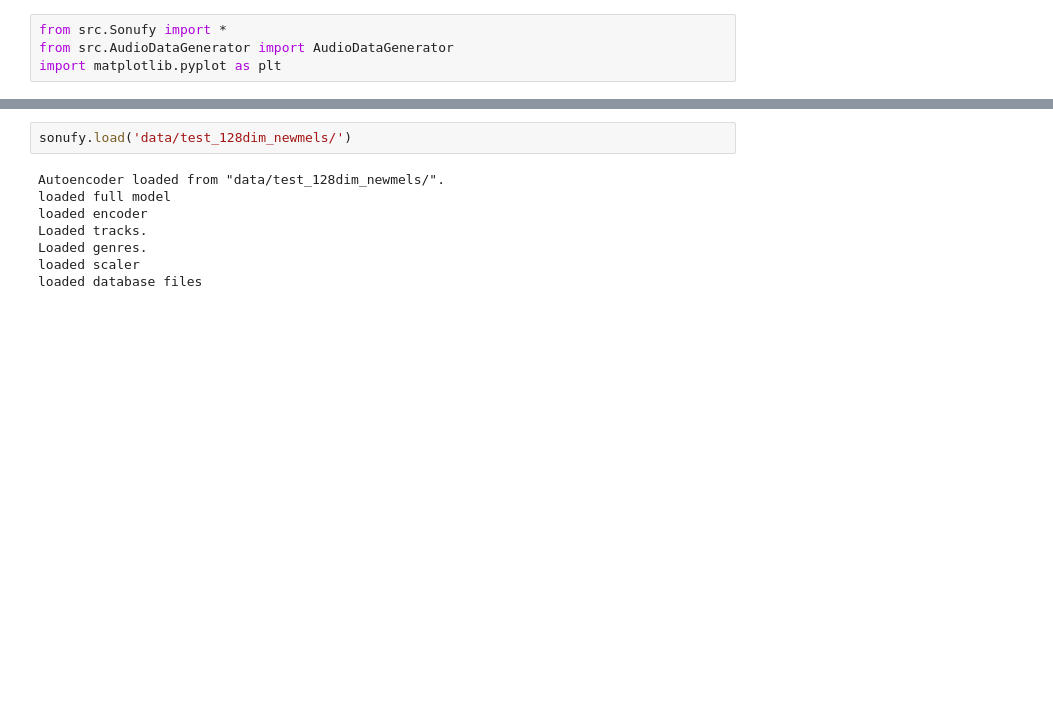
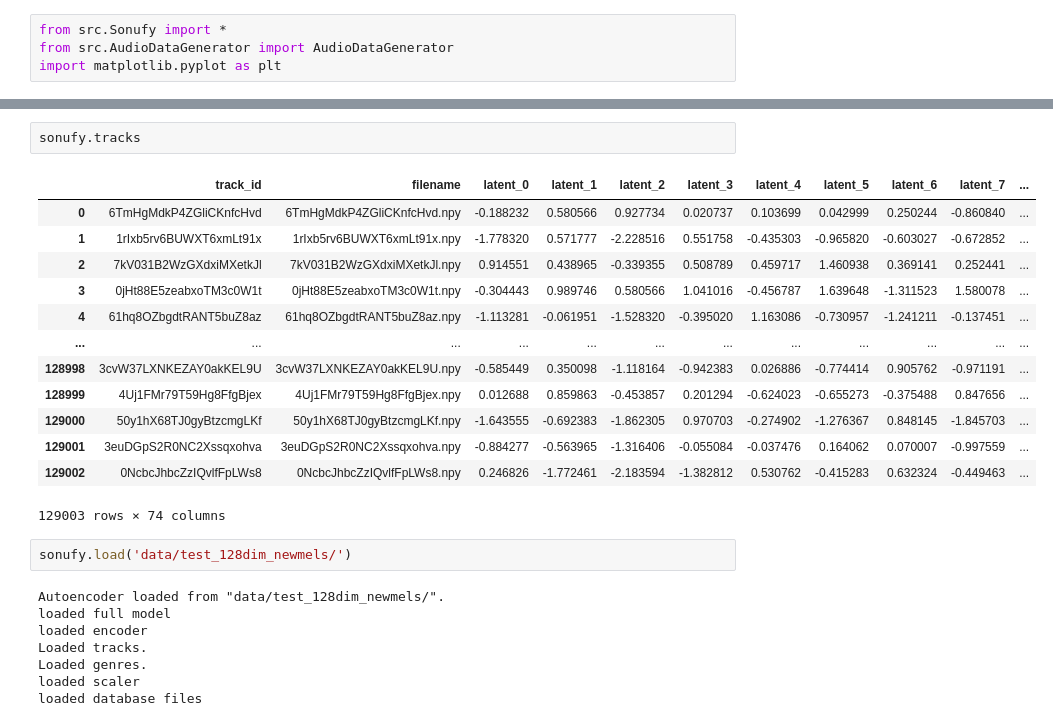
Before and after one commit to rollingstorms/song-similarity-app, a Jupyter notebook: model training.ipynb, the cells around one changed output, grey strips where cells are left out. Cells and saved outputs as stored; diff of their text form; blank space fills up the shorter version.

```diff
--- a/model training.ipynb
+++ b/model training.ipynb
@@ -82,3 +23,19 @@ Saved full model, encoder, and database files in data/test_128dim_newmels.
+# %%
+sonufy.tracks
+# %% [output]
+|  | track_id | filename | latent_0 | latent_1 | latent_2 | latent_3 | latent_4 | latent_5 | latent_6 | latent_7 | ... |
+| 0 | 6TmHgMdkP4ZGliCKnfcHvd | 6TmHgMdkP4ZGliCKnfcHvd.npy | -0.188232 | 0.580566 | 0.927734 | 0.020737 | 0.103699 | 0.042999 | 0.250244 | -0.860840 | ... |
+| 1 | 1rIxb5rv6BUWXT6xmLt91x | 1rIxb5rv6BUWXT6xmLt91x.npy | -1.778320 | 0.571777 | -2.228516 | 0.551758 | -0.435303 | -0.965820 | -0.603027 | -0.672852 | ... |
+| 2 | 7kV031B2WzGXdxiMXetkJl | 7kV031B2WzGXdxiMXetkJl.npy | 0.914551 | 0.438965 | -0.339355 | 0.508789 | 0.459717 | 1.460938 | 0.369141 | 0.252441 | ... |
+| 3 | 0jHt88E5zeabxoTM3c0W1t | 0jHt88E5zeabxoTM3c0W1t.npy | -0.304443 | 0.989746 | 0.580566 | 1.041016 | -0.456787 | 1.639648 | -1.311523 | 1.580078 | ... |
+| 4 | 61hq8OZbgdtRANT5buZ8az | 61hq8OZbgdtRANT5buZ8az.npy | -1.113281 | -0.061951 | -1.528320 | -0.395020 | 1.163086 | -0.730957 | -1.241211 | -0.137451 | ... |
+| ... | ... | ... | ... | ... | ... | ... | ... | ... | ... | ... | ... |
+| 128998 | 3cvW37LXNKEZAY0akKEL9U | 3cvW37LXNKEZAY0akKEL9U.npy | -0.585449 | 0.350098 | -1.118164 | -0.942383 | 0.026886 | -0.774414 | 0.905762 | -0.971191 | ... |
+| 128999 | 4Uj1FMr79T59Hg8FfgBjex | 4Uj1FMr79T59Hg8FfgBjex.npy | 0.012688 | 0.859863 | -0.453857 | 0.201294 | -0.624023 | -0.655273 | -0.375488 | 0.847656 | ... |
+| 129000 | 50y1hX68TJ0gyBtzcmgLKf | 50y1hX68TJ0gyBtzcmgLKf.npy | -1.643555 | -0.692383 | -1.862305 | 0.970703 | -0.274902 | -1.276367 | 0.848145 | -1.845703 | ... |
+| 129001 | 3euDGpS2R0NC2Xssqxohva | 3euDGpS2R0NC2Xssqxohva.npy | -0.884277 | -0.563965 | -1.316406 | -0.055084 | -0.037476 | 0.164062 | 0.070007 | -0.997559 | ... |
+| 129002 | 0NcbcJhbcZzIQvlfFpLWs8 | 0NcbcJhbcZzIQvlfFpLWs8.npy | 0.246826 | -1.772461 | -2.183594 | -1.382812 | 0.530762 | -0.415283 | 0.632324 | -0.449463 | ... |
+129003 rows × 74 columns
 # %%
 sonufy.load('data/test_128dim_newmels/')
 # %% [output]
```
Also changed, not shown: parts of 8 cells of this notebook, 16 other files.
